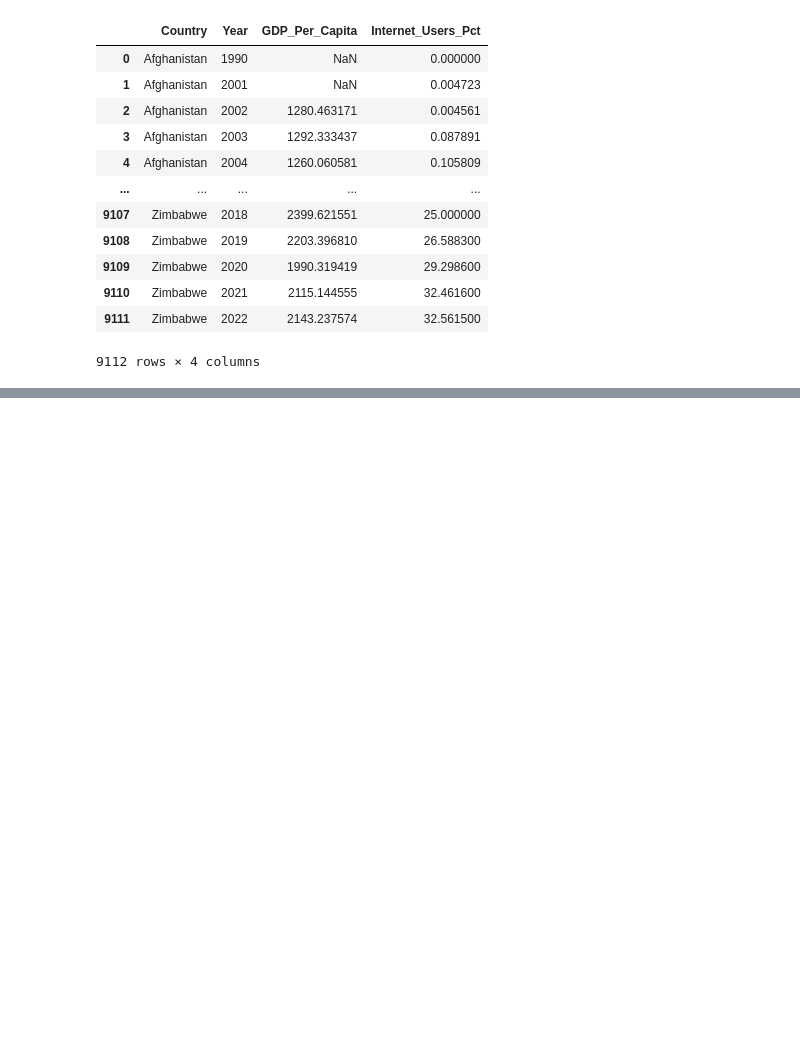
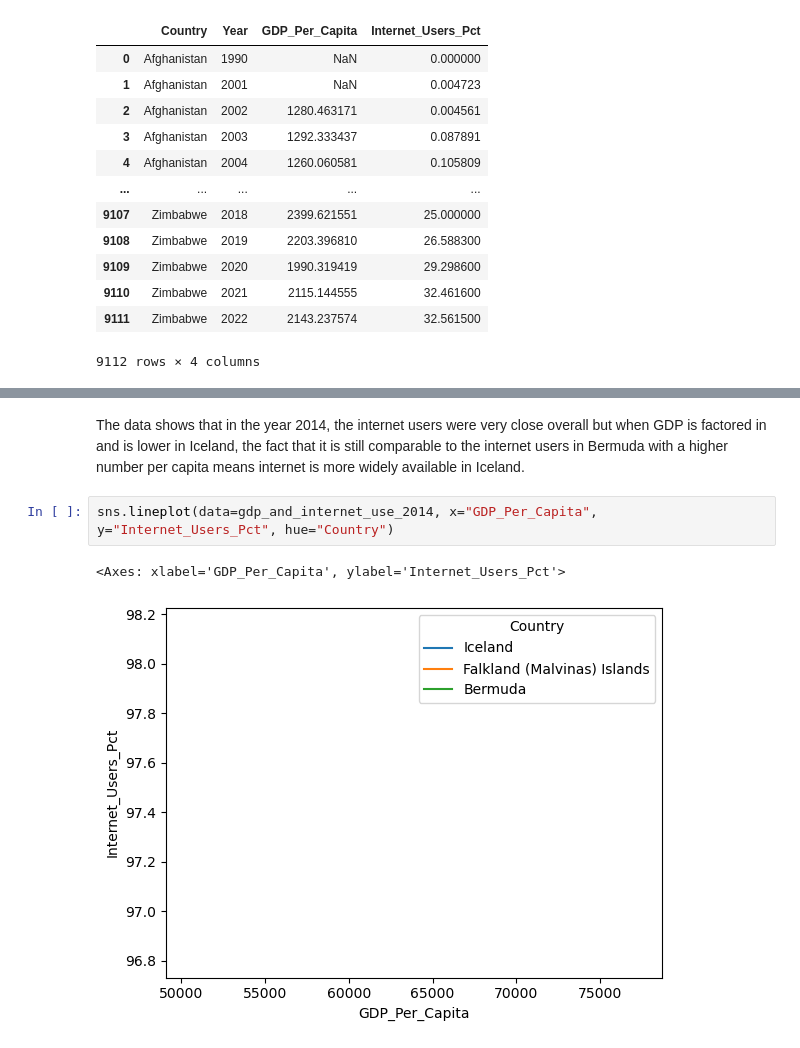
Before and after one commit to NSS-Full-Time-Data-Analytics-14/gdp-and-internet-usage-GGRAN24, a Jupyter notebook: notebook/UN_project.ipynb, the cells around one changed output, grey strips where cells are left out. Cells and saved outputs as stored; diff of their text form; blank space fills up the shorter version.

```diff
--- a/notebook/UN_project.ipynb
+++ b/notebook/UN_project.ipynb
@@ -536,0 +538,7 @@ gdp_and_internet_use
+# %% [markdown]
+The data shows that in the year 2014, the internet users were very close overall but when GDP is factored in and is lower in Iceland, the fact that it is still comparable to the internet users in Bermuda with a higher number per capita means internet is more widely available in Iceland.
+# %%
+sns.lineplot(data=gdp_and_internet_use_2014, x="GDP_Per_Capita", y="Internet_Users_Pct", hue="Country")
+# %% [output]
+<Axes: xlabel='GDP_Per_Capita', ylabel='Internet_Users_Pct'>
+[figure, added]
```
Also changed, not shown: parts of 8 cells of this notebook.
